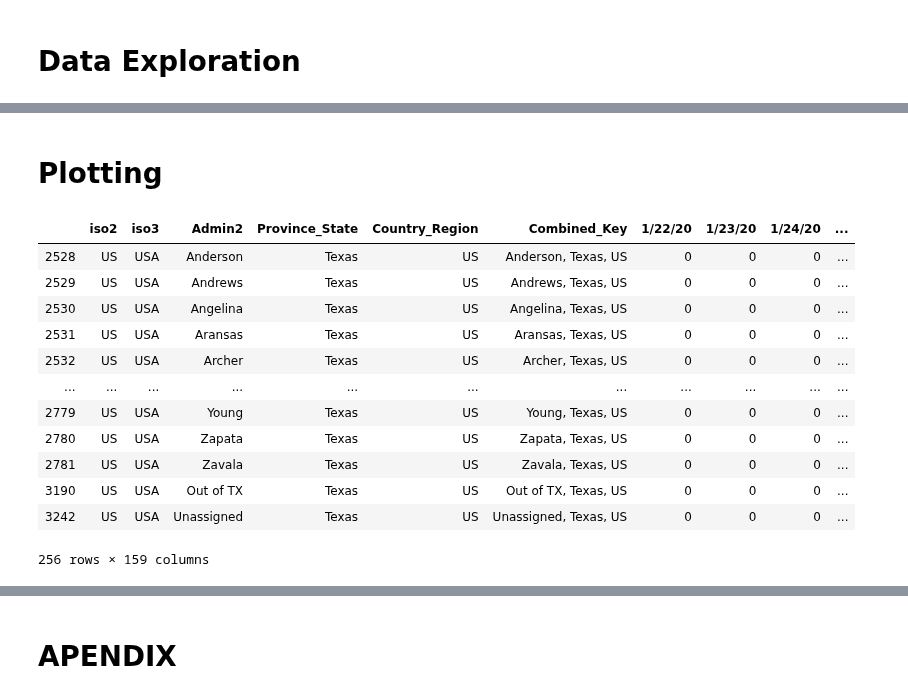
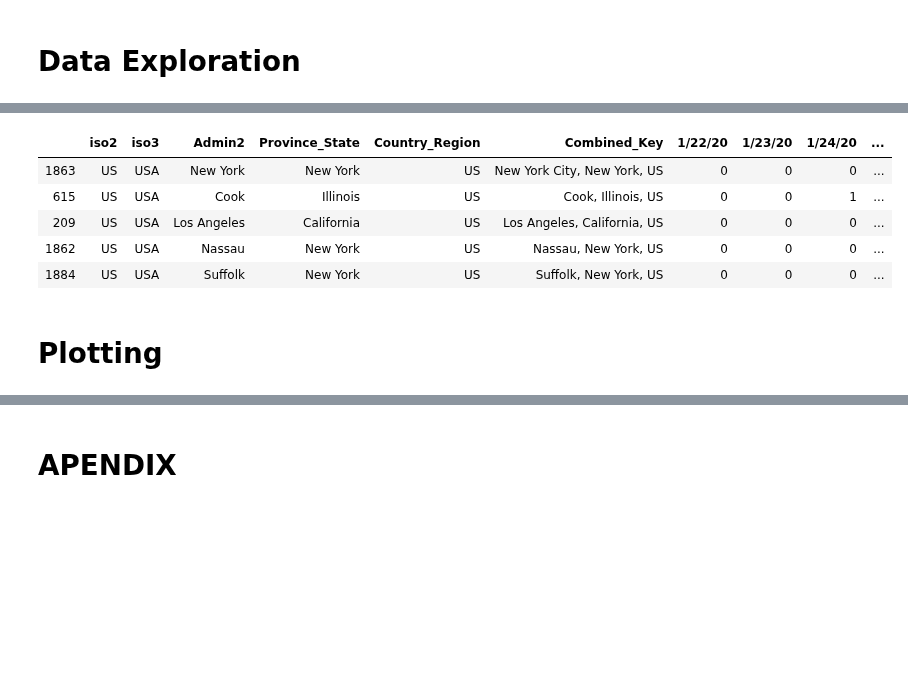
Before and after one commit to andrewcreates/DataScience-Projects, a Jupyter notebook: COVID-19/JHU COVID-19 US Data Exploration.ipynb, the cells around one changed output, grey strips where cells are left out. Cells and saved outputs as stored; diff of their text form; code cells hidden in the pictures; blank space fills up the shorter version.

```diff
--- a/COVID-19/JHU COVID-19 US Data Exploration.ipynb
+++ b/COVID-19/JHU COVID-19 US Data Exploration.ipynb
@@ -49,18 +84,11 @@ df_usconf.iloc[:,-1:]
+# %%
+df_usconf.sort_values(by=['6/22/20'], ascending = False).head()
+# %% [output]
+|  | iso2 | iso3 | Admin2 | Province_State | Country_Region | Combined_Key | 1/22/20 | 1/23/20 | 1/24/20 | ... |
+| 1863 | US | USA | New York | New York | US | New York City, New York, US | 0 | 0 | 0 | ... |
+| 615 | US | USA | Cook | Illinois | US | Cook, Illinois, US | 0 | 0 | 1 | ... |
+| 209 | US | USA | Los Angeles | California | US | Los Angeles, California, US | 0 | 0 | 0 | ... |
+| 1862 | US | USA | Nassau | New York | US | Nassau, New York, US | 0 | 0 | 0 | ... |
+| 1884 | US | USA | Suffolk | New York | US | Suffolk, New York, US | 0 | 0 | 0 | ... |
 # %% [markdown]
 # Plotting
-# %%
-US_confirmed_daily_increase.loc[US_confirmed_daily_increase['Province_State']=='Texas']
-# %% [output]
-|  | iso2 | iso3 | Admin2 | Province_State | Country_Region | Combined_Key | 1/22/20 | 1/23/20 | 1/24/20 | ... |
-| 2528 | US | USA | Anderson | Texas | US | Anderson, Texas, US | 0 | 0 | 0 | ... |
-| 2529 | US | USA | Andrews | Texas | US | Andrews, Texas, US | 0 | 0 | 0 | ... |
-| 2530 | US | USA | Angelina | Texas | US | Angelina, Texas, US | 0 | 0 | 0 | ... |
-| 2531 | US | USA | Aransas | Texas | US | Aransas, Texas, US | 0 | 0 | 0 | ... |
-| 2532 | US | USA | Archer | Texas | US | Archer, Texas, US | 0 | 0 | 0 | ... |
-| ... | ... | ... | ... | ... | ... | ... | ... | ... | ... | ... |
-| 2779 | US | USA | Young | Texas | US | Young, Texas, US | 0 | 0 | 0 | ... |
-| 2780 | US | USA | Zapata | Texas | US | Zapata, Texas, US | 0 | 0 | 0 | ... |
-| 2781 | US | USA | Zavala | Texas | US | Zavala, Texas, US | 0 | 0 | 0 | ... |
-| 3190 | US | USA | Out of TX | Texas | US | Out of TX, Texas, US | 0 | 0 | 0 | ... |
-| 3242 | US | USA | Unassigned | Texas | US | Unassigned, Texas, US | 0 | 0 | 0 | ... |
-256 rows × 159 columns
```
Also changed, not shown: parts of 8 cells of this notebook.
